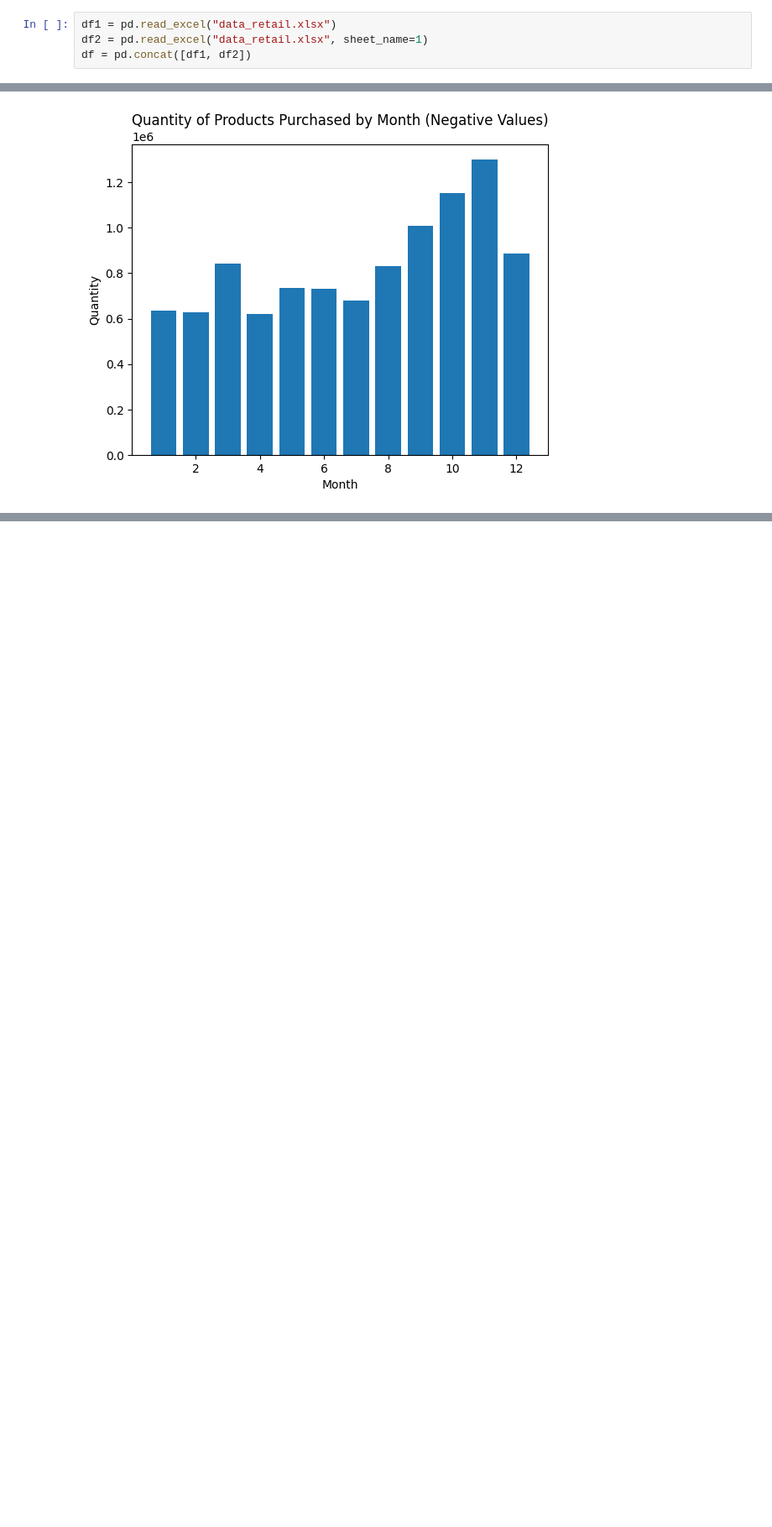
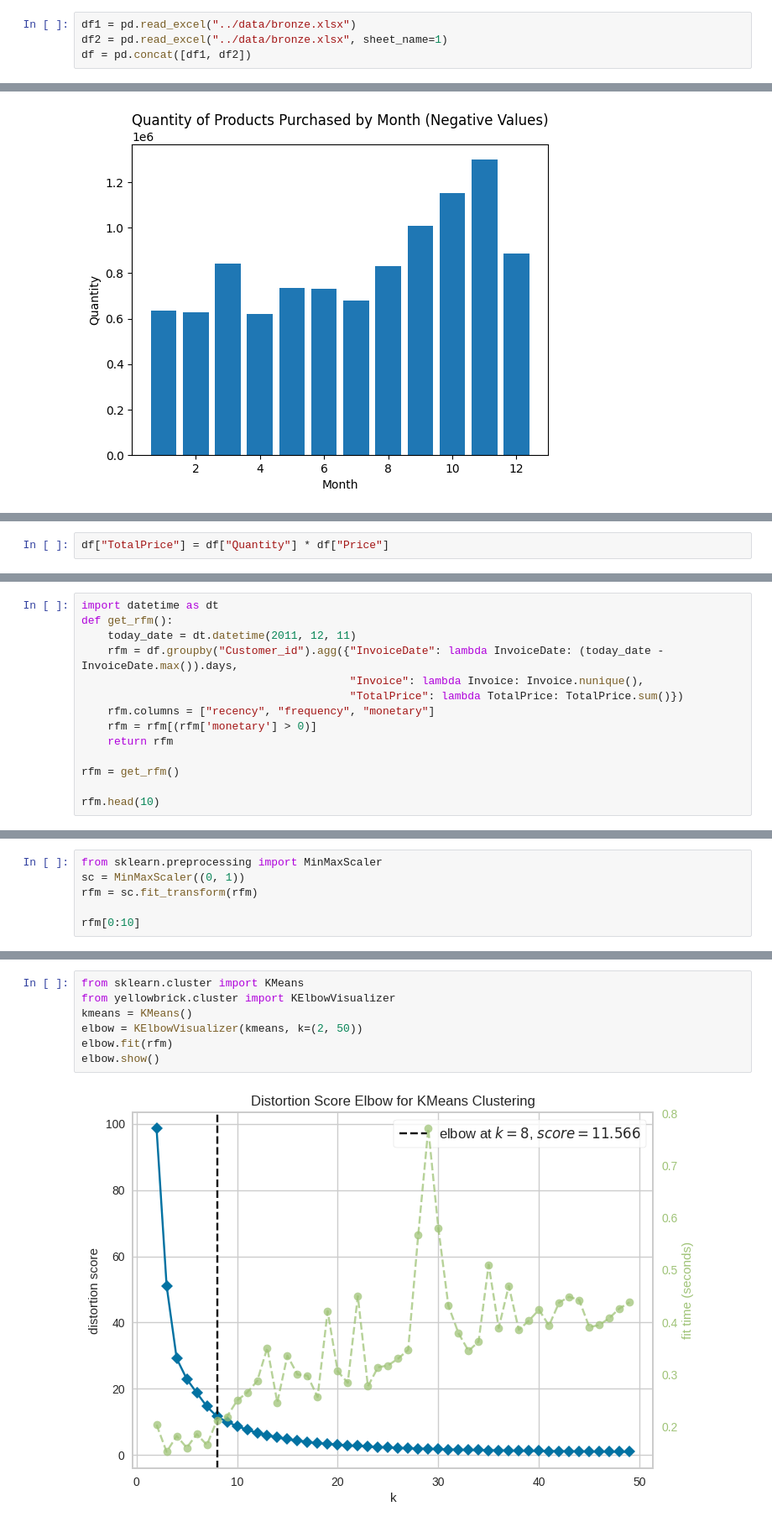
Before and after one commit to Noura-ou/projet_segmentation_client, a Jupyter notebook: src/test_ahmad.ipynb, the cells around one changed output, grey strips where cells are left out. Shown at 84% size. Saved outputs shown, nothing was run; the diff lists cells and outputs as text; blank space fills up the shorter version.

```diff
--- a/src/test_ahmad.ipynb
+++ b/src/test_ahmad.ipynb
@@ -1,8 +1,8 @@
 # %%
 import pandas as pd
 # %%
-df1 = pd.read_excel("data_retail.xlsx")
-df2 = pd.read_excel("data_retail.xlsx", sheet_name=1)
+df1 = pd.read_excel("../data/bronze.xlsx")
+df2 = pd.read_excel("../data/bronze.xlsx", sheet_name=1)
 df = pd.concat([df1, df2])
 # %%
 df.info()
@@ -222,0 +259,2 @@ plt.show()
+# %%
+df["TotalPrice"] = df["Quantity"] * df["Price"]
@@ -222,0 +277,14 @@ plt.show()
+# %%
+import datetime as dt
+def get_rfm():
+    today_date = dt.datetime(2011, 12, 11)
+    rfm = df.groupby("Customer_id").agg({"InvoiceDate": lambda InvoiceDate: (today_date - InvoiceDate.max()).days,
+                                         "Invoice": lambda Invoice: Invoice.nunique(),
+                                         "TotalPrice": lambda TotalPrice: TotalPrice.sum()})
+    rfm.columns = ["recency", "frequency", "monetary"]
+    rfm = rfm[(rfm['monetary'] > 0)]
+    return rfm
+
+rfm = get_rfm()
+
+rfm.head(10)
@@ -222,0 +304,6 @@ plt.show()
+# %%
+from sklearn.preprocessing import MinMaxScaler
+sc = MinMaxScaler((0, 1))
+rfm = sc.fit_transform(rfm)
+
+rfm[0:10]
@@ -222,0 +321,9 @@ plt.show()
+# %%
+from sklearn.cluster import KMeans
+from yellowbrick.cluster import KElbowVisualizer
+kmeans = KMeans()
+elbow = KElbowVisualizer(kmeans, k=(2, 50))
+elbow.fit(rfm)
+elbow.show()
+# %% [output]
+[figure, added]
```
Also changed, not shown: parts of 9 cells of this notebook.
